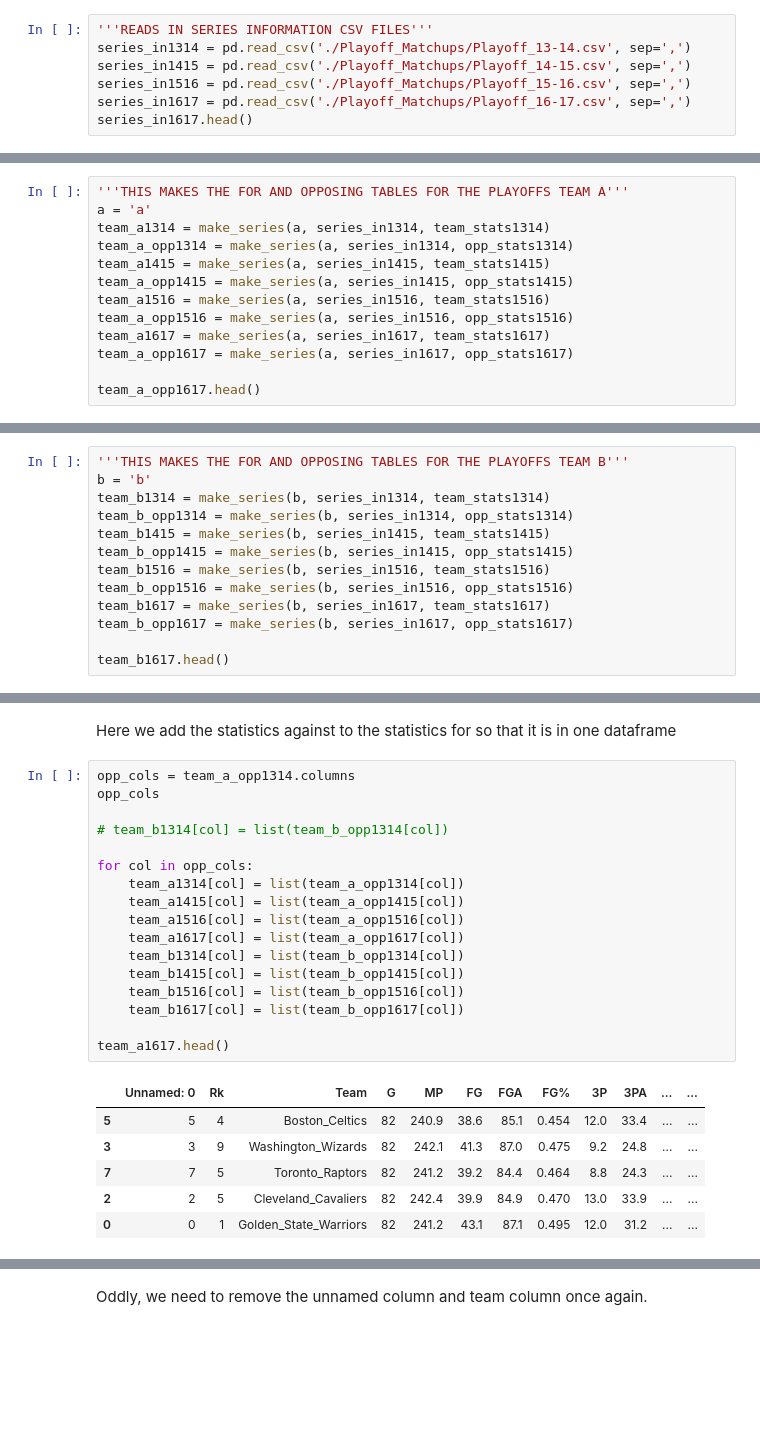
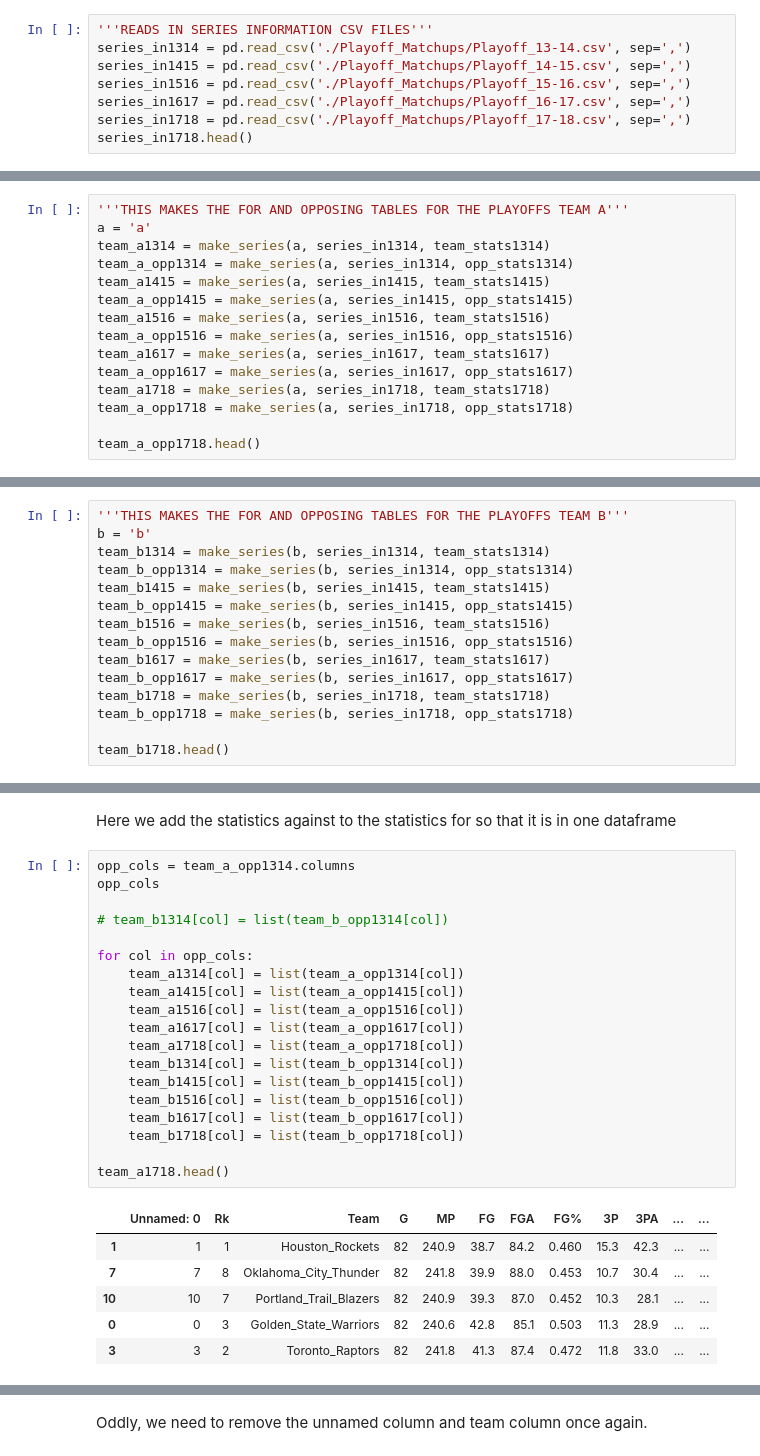
Before and after one commit to MaloneRobert/BasketballPredictor, a Jupyter notebook: Series_Preprocess.ipynb, the cells around one changed output, grey strips where cells are left out. Cells and saved outputs as stored; diff of their text form; blank space fills up the shorter version.

```diff
--- a/Series_Preprocess.ipynb
+++ b/Series_Preprocess.ipynb
@@ -56,6 +67,7 @@ series_in1314 = pd.read_csv('./Playoff_Matchups/Playoff_13-14.csv', sep=',')
 series_in1415 = pd.read_csv('./Playoff_Matchups/Playoff_14-15.csv', sep=',')
 series_in1516 = pd.read_csv('./Playoff_Matchups/Playoff_15-16.csv', sep=',')
 series_in1617 = pd.read_csv('./Playoff_Matchups/Playoff_16-17.csv', sep=',')
-series_in1617.head()
+series_in1718 = pd.read_csv('./Playoff_Matchups/Playoff_17-18.csv', sep=',')
+series_in1718.head()
 # %% [output]
 |  | TeamA | TeamB | Winner |
@@ -94,6 +106,8 @@ team_a1516 = make_series(a, series_in1516, team_stats1516)
 team_a_opp1516 = make_series(a, series_in1516, opp_stats1516)
 team_a1617 = make_series(a, series_in1617, team_stats1617)
 team_a_opp1617 = make_series(a, series_in1617, opp_stats1617)
+team_a1718 = make_series(a, series_in1718, team_stats1718)
+team_a_opp1718 = make_series(a, series_in1718, opp_stats1718)
 
-team_a_opp1617.head()
+team_a_opp1718.head()
 # %% [output]
@@ -117,7 +131,9 @@ team_b1516 = make_series(b, series_in1516, team_stats1516)
 team_b_opp1516 = make_series(b, series_in1516, opp_stats1516)
 team_b1617 = make_series(b, series_in1617, team_stats1617)
 team_b_opp1617 = make_series(b, series_in1617, opp_stats1617)
+team_b1718 = make_series(b, series_in1718, team_stats1718)
+team_b_opp1718 = make_series(b, series_in1718, opp_stats1718)
 
-team_b1617.head()
+team_b1718.head()
 # %% [output]
 |  | Unnamed: 0 | Rk | Team | G | MP | FG | FGA | FG% | 3P | 3PA | ... | ... |
@@ -178,27 +203,29 @@ Here we add the statistics against to the statistics for so that it is in one da
 # %%
 opp_cols = team_a_opp1314.columns
 opp_cols
 
 # team_b1314[col] = list(team_b_opp1314[col])
 
 for col in opp_cols:
     team_a1314[col] = list(team_a_opp1314[col])
     team_a1415[col] = list(team_a_opp1415[col])
     team_a1516[col] = list(team_a_opp1516[col])
     team_a1617[col] = list(team_a_opp1617[col])
+    team_a1718[col] = list(team_a_opp1718[col])
     team_b1314[col] = list(team_b_opp1314[col])
     team_b1415[col] = list(team_b_opp1415[col])
     team_b1516[col] = list(team_b_opp1516[col])
     team_b1617[col] = list(team_b_opp1617[col])
+    team_b1718[col] = list(team_b_opp1718[col])
 
-team_a1617.head()
+team_a1718.head()
 # %% [output]
 |  | Unnamed: 0 | Rk | Team | G | MP | FG | FGA | FG% | 3P | 3PA | ... | ... |
-| 5 | 5 | 4 | Boston_Celtics | 82 | 240.9 | 38.6 | 85.1 | 0.454 | 12.0 | 33.4 | ... | ... |
-| 3 | 3 | 9 | Washington_Wizards | 82 | 242.1 | 41.3 | 87.0 | 0.475 | 9.2 | 24.8 | ... | ... |
-| 7 | 7 | 5 | Toronto_Raptors | 82 | 241.2 | 39.2 | 84.4 | 0.464 | 8.8 | 24.3 | ... | ... |
-| 2 | 2 | 5 | Cleveland_Cavaliers | 82 | 242.4 | 39.9 | 84.9 | 0.470 | 13.0 | 33.9 | ... | ... |
-| 0 | 0 | 1 | Golden_State_Warriors | 82 | 241.2 | 43.1 | 87.1 | 0.495 | 12.0 | 31.2 | ... | ... |
+| 1 | 1 | 1 | Houston_Rockets | 82 | 240.9 | 38.7 | 84.2 | 0.460 | 15.3 | 42.3 | ... | ... |
+| 7 | 7 | 8 | Oklahoma_City_Thunder | 82 | 241.8 | 39.9 | 88.0 | 0.453 | 10.7 | 30.4 | ... | ... |
+| 10 | 10 | 7 | Portland_Trail_Blazers | 82 | 240.9 | 39.3 | 87.0 | 0.452 | 10.3 | 28.1 | ... | ... |
+| 0 | 0 | 3 | Golden_State_Warriors | 82 | 240.6 | 42.8 | 85.1 | 0.503 | 11.3 | 28.9 | ... | ... |
+| 3 | 3 | 2 | Toronto_Raptors | 82 | 241.8 | 41.3 | 87.4 | 0.472 | 11.8 | 33.0 | ... | ... |
 5 rows × 48 columns
 # %% [markdown]
 Oddly, we need to remove the unnamed column and team column once again.
```
Also changed, not shown: parts of 15 cells of this notebook, 4 other files.
